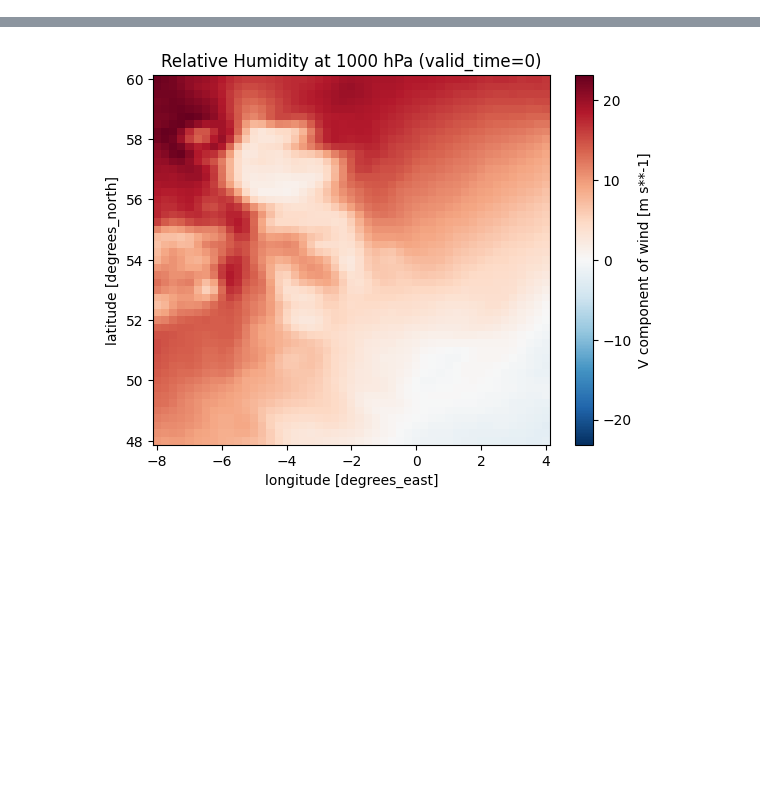
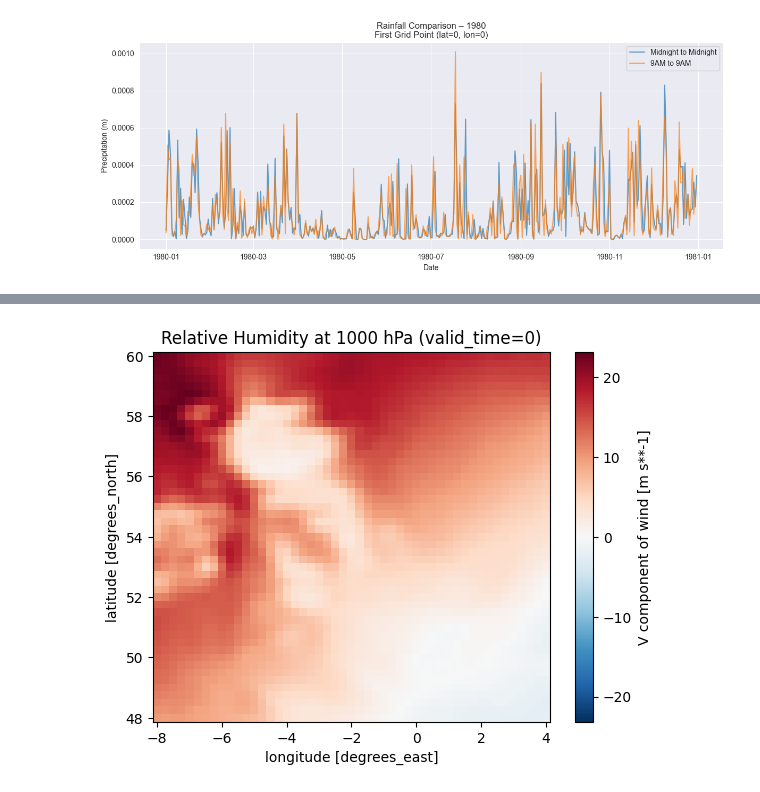
Before and after one commit to AlineVD/Lowlands-vs_highlands-streamflow, a Jupyter notebook: download_data/test.ipynb, the cells around one changed output, grey strips where cells are left out. Cells and saved outputs as stored; diff of their text form; code cells hidden in the pictures; blank space fills up the shorter version.

```diff
--- a/download_data/test.ipynb
+++ b/download_data/test.ipynb
@@ -17,0 +150,32 @@ importlib.reload(download_shapefiles)
+# %%
+import xarray as xr
+import matplotlib.pyplot as plt
+
+# File paths (adjust if needed)
+yy = 1980
+base_path = paths.WEATHER_UK + f"/Rainfall/Rainfall_{yy}"
+file_normal = base_path + "_aggregated.nc"
+file_9to9   = base_path + "_9to9.nc"
+
+# Load datasets
+ds_normal = xr.open_dataset(file_normal)
+ds_9to9 = xr.open_dataset(file_9to9)
+
+# Extract first lat/lon point
+rain_normal = ds_normal.tp.isel(latitude=0, longitude=0)
+rain_9to9 = ds_9to9.tp.isel(latitude=0, longitude=0)
+
+# Plot
+plt.figure(figsize=(12, 5))
+plt.plot(rain_normal.valid_time, rain_normal, label='Midnight to Midnight', alpha=0.7)
+plt.plot(rain_9to9.valid_time, rain_9to9, label='9AM to 9AM', alpha=0.7)
+
+plt.title("Rainfall Comparison – 1980\nFirst Grid Point (lat=0, lon=0)")
+plt.xlabel("Date")
+plt.ylabel("Precipitation (m)")
+plt.legend()
+plt.grid(True)
+plt.tight_layout()
+plt.show()
+# %% [output]
+[figure, added]
```
Also changed, not shown: parts of 39 cells of this notebook, 15 other files.
